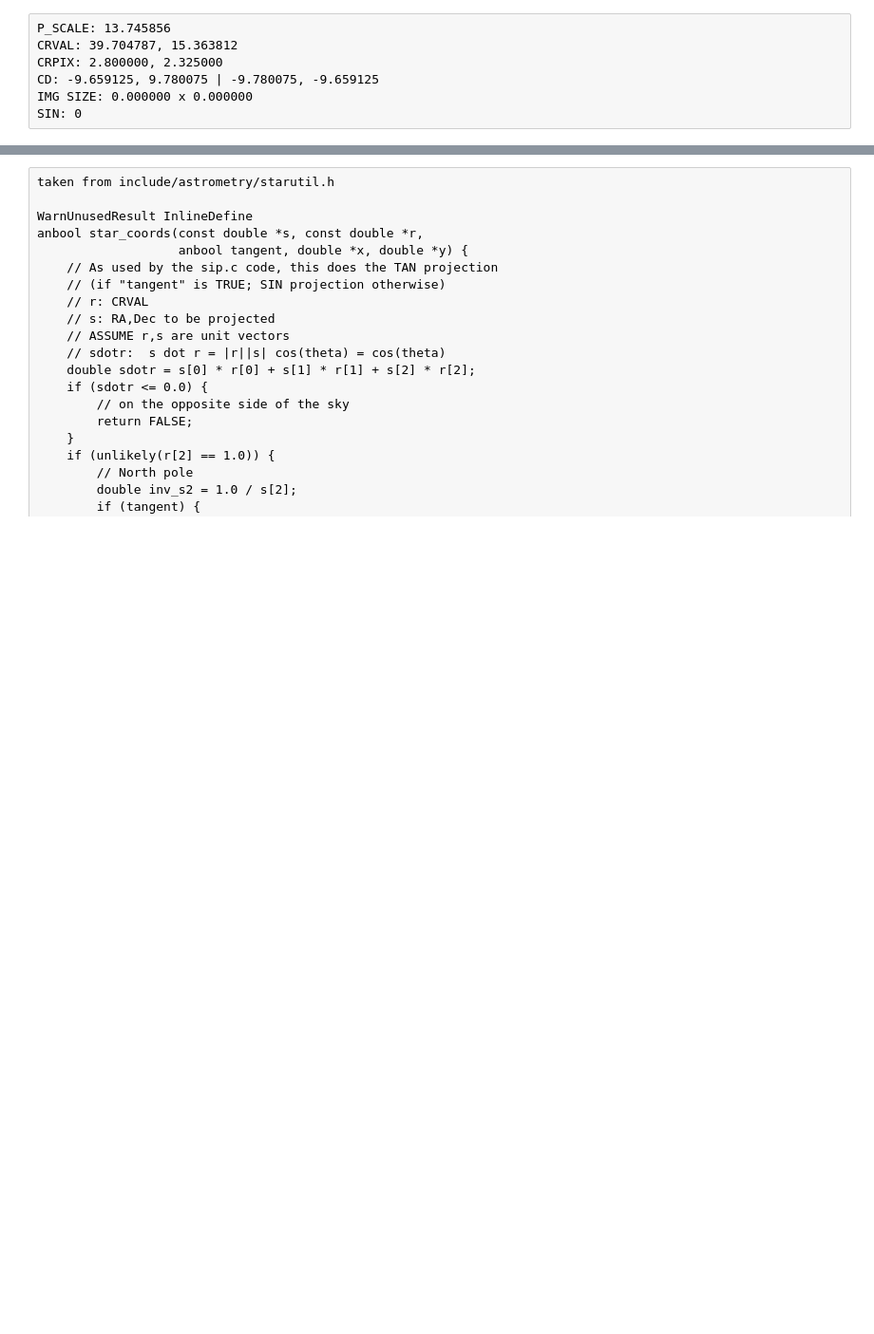
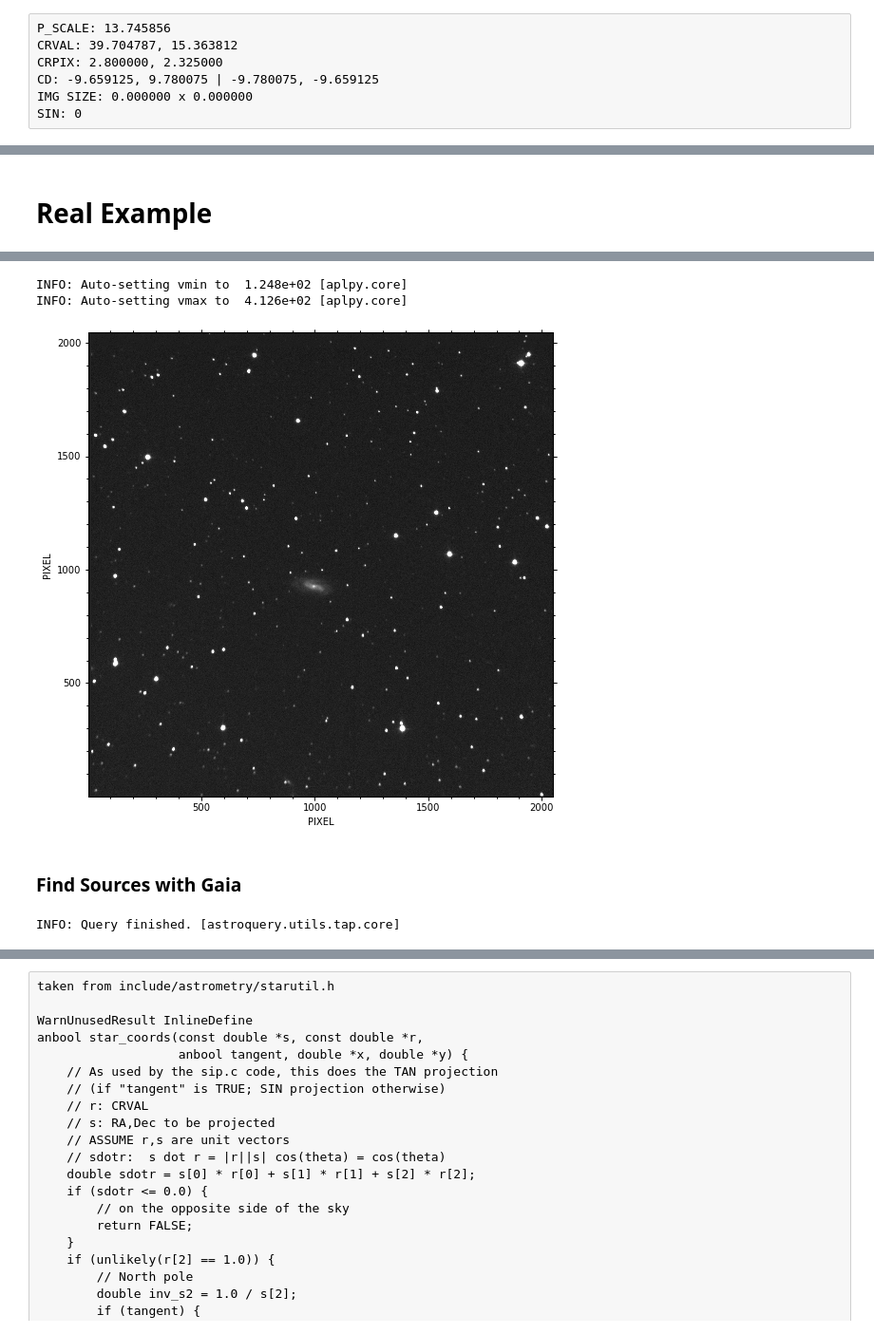
Before and after one commit to quatrope/astroalign, a Jupyter notebook: debug/wcs/fit_tan_wcs_reverse_engineering.ipynb, the cells around one changed output, grey strips where cells are left out. Shown: that part at 95% size. Drawn from its saved outputs; the diff is of its cells as text; code cells hidden in the pictures; blank space fills up the shorter version.

```diff
--- a/debug/wcs/fit_tan_wcs_reverse_engineering.ipynb
+++ b/debug/wcs/fit_tan_wcs_reverse_engineering.ipynb
@@ -187,0 +166,2 @@ print(wcs.wcs.cd)
+# %% [markdown]
+# Real Example
@@ -187,0 +177,10 @@ print(wcs.wcs.cd)
+# %%
+# Reference image
+refpath = "./wcstestdata/IC2143_wcs.fits"
+hdulist = fits.open(refpath)
+
+refimg = hdulist[0].data
+fig = aplpy.FITSFigure(refimg)
+fig.show_grayscale()
+plt.show()
+# %% [output]
@@ -187,0 +188,3 @@ print(wcs.wcs.cd)
+INFO: Auto-setting vmin to  1.248e+02 [aplpy.core]
+INFO: Auto-setting vmax to  4.126e+02 [aplpy.core]
+[figure, added]
@@ -187,0 +195,15 @@ print(wcs.wcs.cd)
+# %% [markdown]
+### Find Sources with Gaia
+# %%
+# point = SkyCoord("05h35m17.3s -05d23m28s", frame='icrs')
+frame_center = SkyCoord(cra, cdec, unit='deg')
+fov_rad = 10 * u.arcminute
+
+
+MAX_REF_STARS = 5
+q = Gaia.cone_search_async(frame_center, fov_rad)
+result_table = q.get_results()
+result_table.sort("phot_g_mean_mag")
+result_table = result_table[:MAX_REF_STARS]
+# %% [output]
+INFO: Query finished. [astroquery.utils.tap.core]
```
Also changed, not shown: parts of 20 cells of this notebook, 1 other file.
